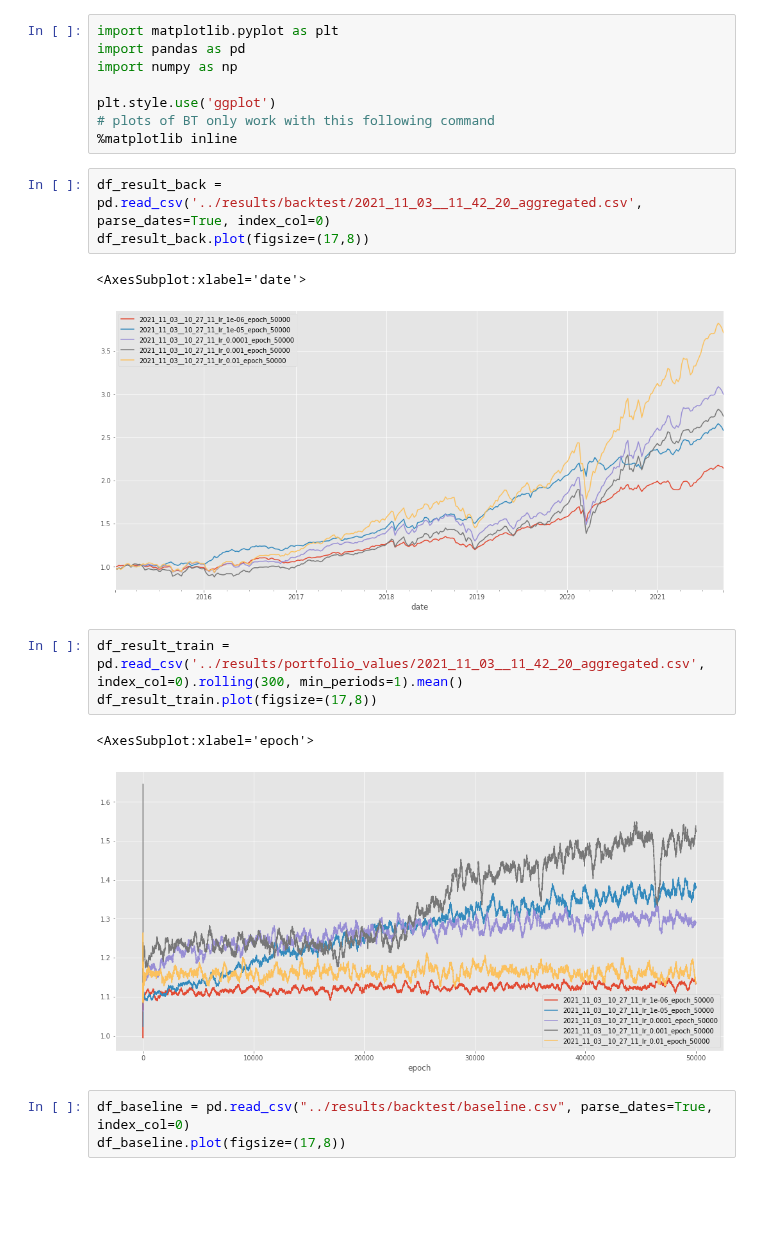
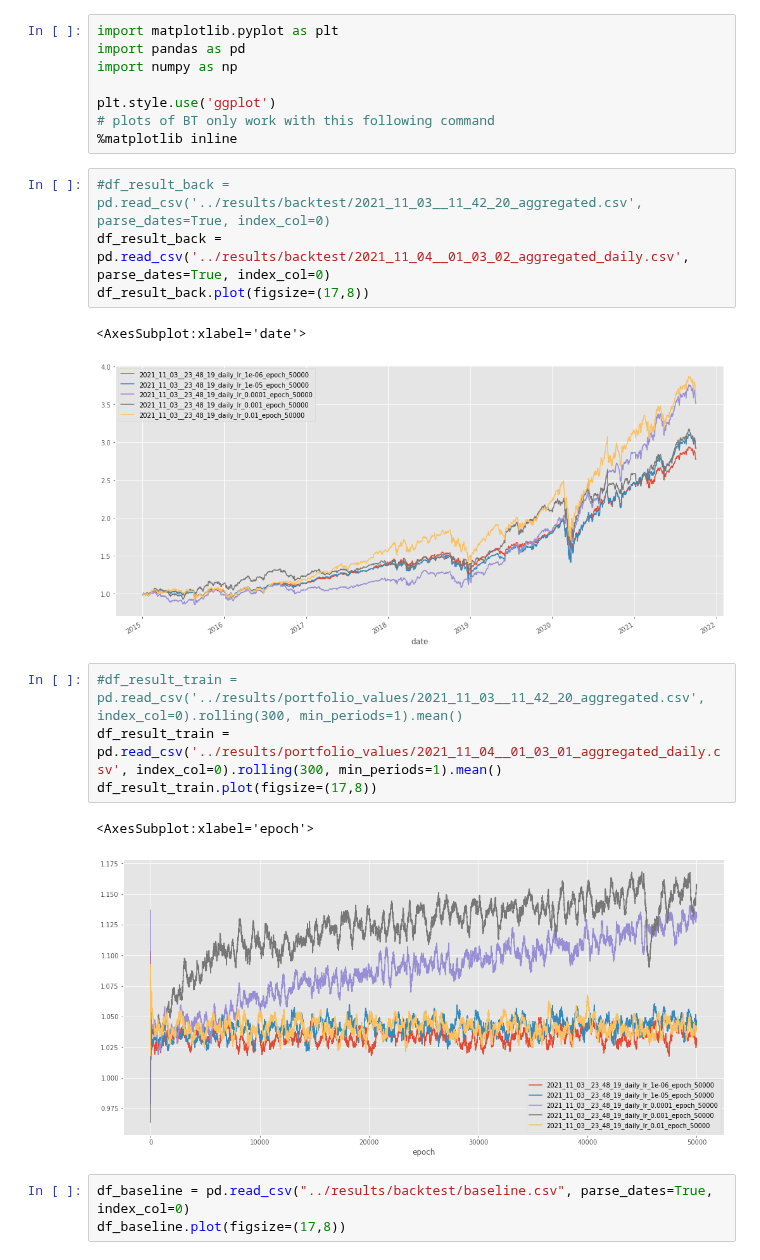
Before and after one commit to victormmp/rl_mestrado, a Jupyter notebook: notebooks/plot_training.ipynb, the cells around one changed output. Cells and saved outputs as stored; diff of their text form; blank space fills up the shorter version.

Commit message:
Update to run with daily returns

```diff
--- a/notebooks/plot_training.ipynb
+++ b/notebooks/plot_training.ipynb
@@ -7,17 +7,19 @@ plt.style.use('ggplot')
 # plots of BT only work with this following command
 %matplotlib inline
 # %%
-df_result_back = pd.read_csv('../results/backtest/2021_11_03__11_42_20_aggregated.csv', parse_dates=True, index_col=0)
+#df_result_back = pd.read_csv('../results/backtest/2021_11_03__11_42_20_aggregated.csv', parse_dates=True, index_col=0)
+df_result_back = pd.read_csv('../results/backtest/2021_11_04__01_03_02_aggregated_daily.csv', parse_dates=True, index_col=0)
 df_result_back.plot(figsize=(17,8))
 # %% [output]
 <AxesSubplot:xlabel='date'>
-[figure, old version]
+[figure, new version]
 # %%
-df_result_train = pd.read_csv('../results/portfolio_values/2021_11_03__11_42_20_aggregated.csv', index_col=0).rolling(300, min_periods=1).mean()
+#df_result_train = pd.read_csv('../results/portfolio_values/2021_11_03__11_42_20_aggregated.csv', index_col=0).rolling(300, min_periods=1).mean()
+df_result_train = pd.read_csv('../results/portfolio_values/2021_11_04__01_03_01_aggregated_daily.csv', index_col=0).rolling(300, min_periods=1).mean()
 df_result_train.plot(figsize=(17,8))
 # %% [output]
 <AxesSubplot:xlabel='epoch'>
-[figure, old version]
+[figure, new version]
 # %%
 df_baseline = pd.read_csv("../results/backtest/baseline.csv", parse_dates=True, index_col=0)
 df_baseline.plot(figsize=(17,8))
```
Also changed, not shown: parts of 4 cells of this notebook, 19 other files.
